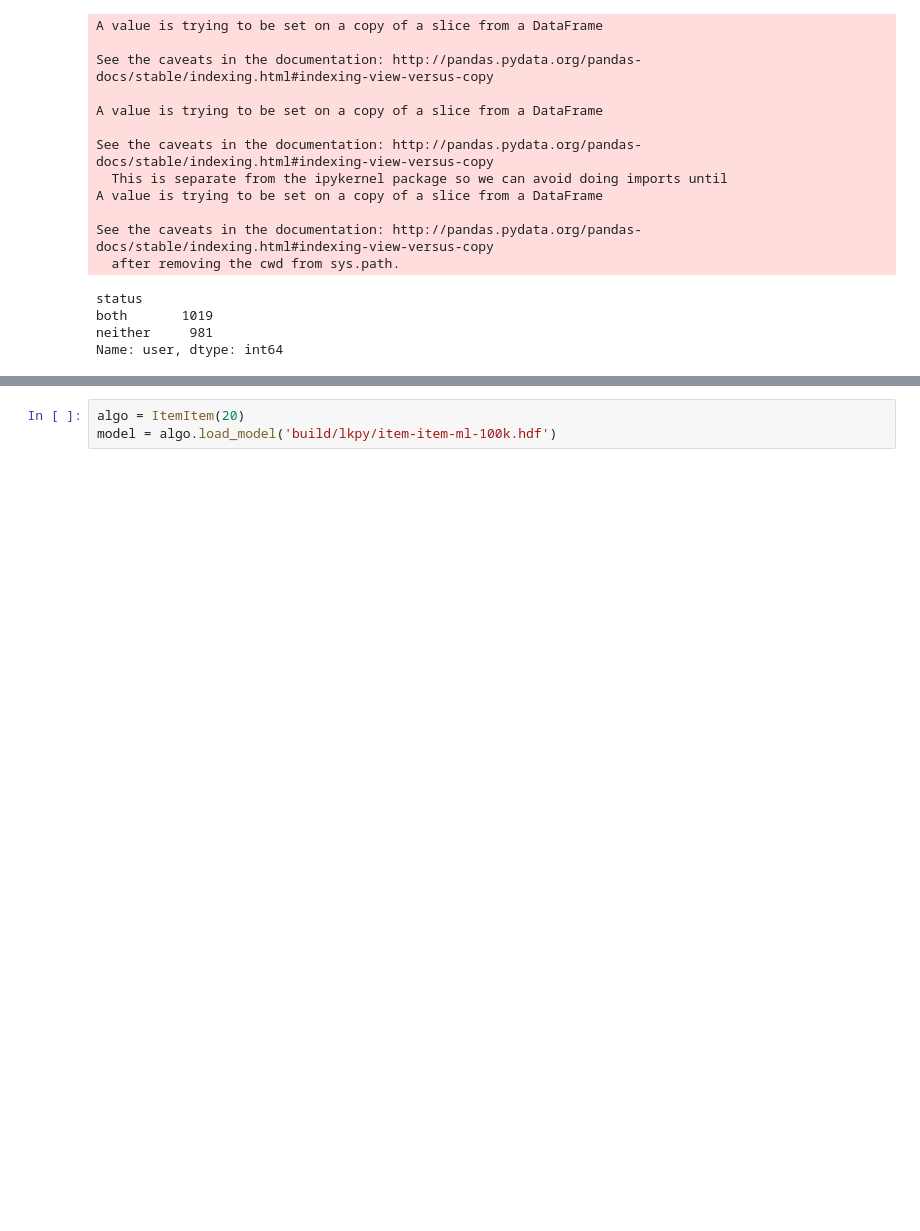
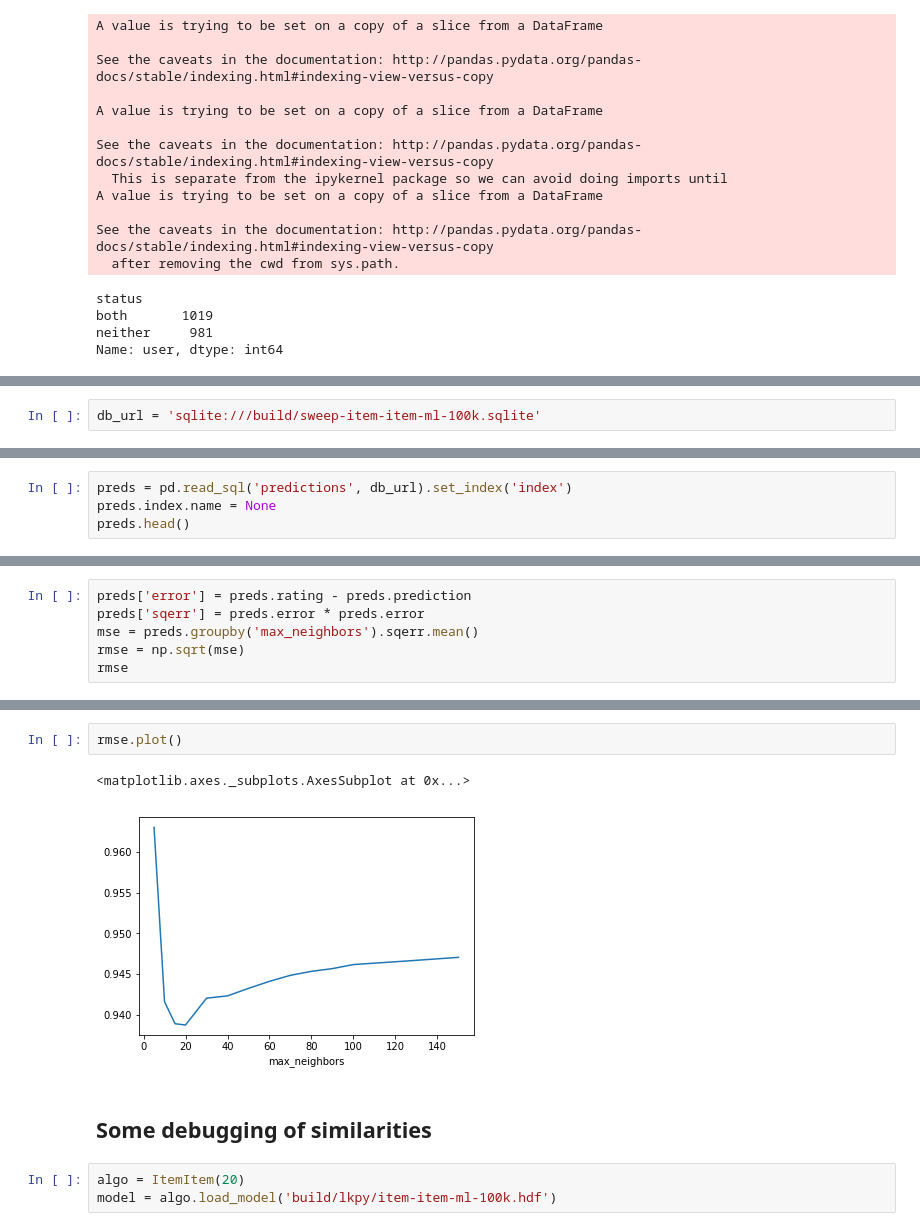
Before and after one commit to lenskit/lk-test-evals, a Jupyter notebook: ItemItem.ipynb, the cells around one changed output, grey strips where cells are left out. Cells and saved outputs as stored; diff of their text form; blank space fills up the shorter version.

Commit message:
hey it's sweep support!

```diff
--- a/ItemItem.ipynb
+++ b/ItemItem.ipynb
@@ -87,0 +90,2 @@ Name: user, dtype: int64
+# %%
+db_url = 'sqlite:///build/sweep-item-item-ml-100k.sqlite'
@@ -87,0 +103,4 @@ Name: user, dtype: int64
+# %%
+preds = pd.read_sql('predictions', db_url).set_index('index')
+preds.index.name = None
+preds.head()
@@ -87,0 +114,6 @@ Name: user, dtype: int64
+# %%
+preds['error'] = preds.rating - preds.prediction
+preds['sqerr'] = preds.error * preds.error
+mse = preds.groupby('max_neighbors').sqerr.mean()
+rmse = np.sqrt(mse)
+rmse
@@ -88,3 +137,10 @@ Name: user, dtype: int64
+# %%
+rmse.plot()
+# %% [output]
+<matplotlib.axes._subplots.AxesSubplot at 0x...>
+[figure, added]
+# %% [markdown]
+## Some debugging of similarities
 # %%
 algo = ItemItem(20)
 model = algo.load_model('build/lkpy/item-item-ml-100k.hdf')
```
Also changed, not shown: parts of 6 cells of this notebook, 4 other files.
